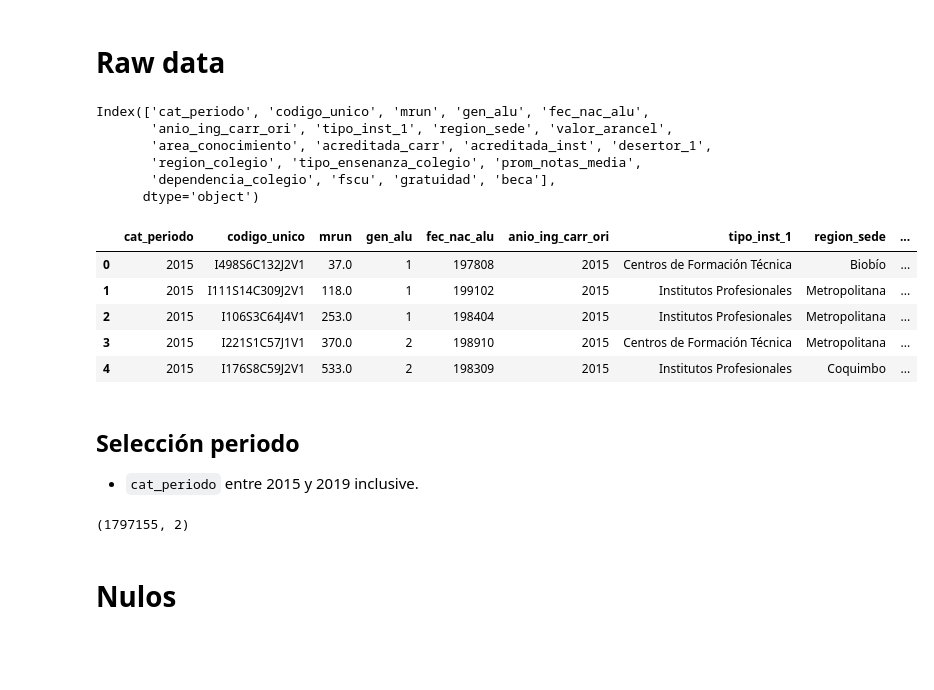
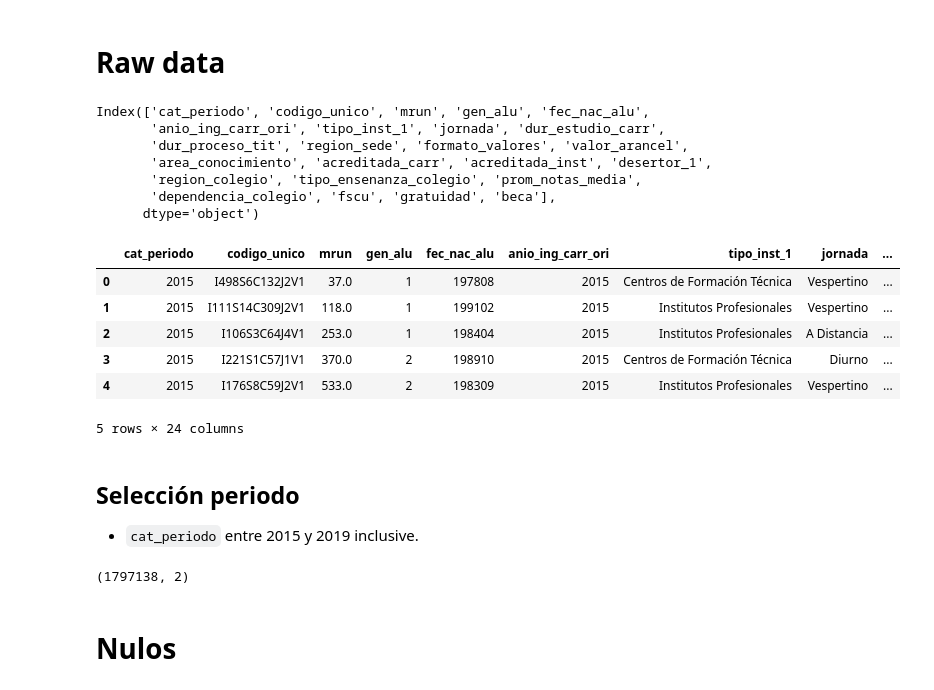
Before and after one commit to GianniCatBug/MDS7201-mineduc-desercion, a Jupyter notebook: notebooks/6-preprocesamiento.ipynb, the cells around one changed output. Saved outputs shown, nothing was run; the diff lists cells and outputs as text; code cells hidden in the pictures; blank space fills up the shorter version.

Commit message:
fixes matriz 4

```diff
--- a/notebooks/6-preprocesamiento.ipynb
+++ b/notebooks/6-preprocesamiento.ipynb
@@ -9,22 +11,24 @@ BASE = "/media/giani/Gianicosas/Magister/Proyecto/"
 # %% [markdown]
 # Raw data
 # %%
-df = pd.read_csv(f"{BASE}work_data/matriz_desercion_3.csv.gz")
+df = pd.read_csv(f"{BASE}work_data/matriz_desercion_4.csv.gz")
 print(df.columns)
 df.head()
 # %% [output]
 Index(['cat_periodo', 'codigo_unico', 'mrun', 'gen_alu', 'fec_nac_alu',
-       'anio_ing_carr_ori', 'tipo_inst_1', 'region_sede', 'valor_arancel',
+       'anio_ing_carr_ori', 'tipo_inst_1', 'jornada', 'dur_estudio_carr',
+       'dur_proceso_tit', 'region_sede', 'formato_valores', 'valor_arancel',
        'area_conocimiento', 'acreditada_carr', 'acreditada_inst', 'desertor_1',
        'region_colegio', 'tipo_ensenanza_colegio', 'prom_notas_media',
        'dependencia_colegio', 'fscu', 'gratuidad', 'beca'],
       dtype='object')
-|  | cat_periodo | codigo_unico | mrun | gen_alu | fec_nac_alu | anio_ing_carr_ori | tipo_inst_1 | region_sede | ... |
-| 0 | 2015 | I498S6C132J2V1 | 37.0 | 1 | 197808 | 2015 | Centros de Formación Técnica | Biobío | ... |
-| 1 | 2015 | I111S14C309J2V1 | 118.0 | 1 | 199102 | 2015 | Institutos Profesionales | Metropolitana | ... |
-| 2 | 2015 | I106S3C64J4V1 | 253.0 | 1 | 198404 | 2015 | Institutos Profesionales | Metropolitana | ... |
-| 3 | 2015 | I221S1C57J1V1 | 370.0 | 2 | 198910 | 2015 | Centros de Formación Técnica | Metropolitana | ... |
-| 4 | 2015 | I176S8C59J2V1 | 533.0 | 2 | 198309 | 2015 | Institutos Profesionales | Coquimbo | ... |
+|  | cat_periodo | codigo_unico | mrun | gen_alu | fec_nac_alu | anio_ing_carr_ori | tipo_inst_1 | jornada | ... |
+| 0 | 2015 | I498S6C132J2V1 | 37.0 | 1 | 197808 | 2015 | Centros de Formación Técnica | Vespertino | ... |
+| 1 | 2015 | I111S14C309J2V1 | 118.0 | 1 | 199102 | 2015 | Institutos Profesionales | Vespertino | ... |
+| 2 | 2015 | I106S3C64J4V1 | 253.0 | 1 | 198404 | 2015 | Institutos Profesionales | A Distancia | ... |
+| 3 | 2015 | I221S1C57J1V1 | 370.0 | 2 | 198910 | 2015 | Centros de Formación Técnica | Diurno | ... |
+| 4 | 2015 | I176S8C59J2V1 | 533.0 | 2 | 198309 | 2015 | Institutos Profesionales | Vespertino | ... |
+5 rows × 24 columns
 # %% [markdown]
 ## Selección periodo
 - `cat_periodo` entre 2015 y 2019 inclusive.
@@ -34,7 +38,7 @@ df = df[df["cat_periodo"] < 2020]
 df_mrun = df[["cat_periodo", "mrun"]].drop_duplicates()
 df_mrun.shape
 # %% [output]
-(1797155, 2)
+(1797138, 2)
 # %%
 df_mrun.to_csv(f"{BASE}work_data/mrun_anio.csv", index=False)
 # %% [markdown]
```
Also changed, not shown: parts of 25 cells of this notebook, 1 other file.
